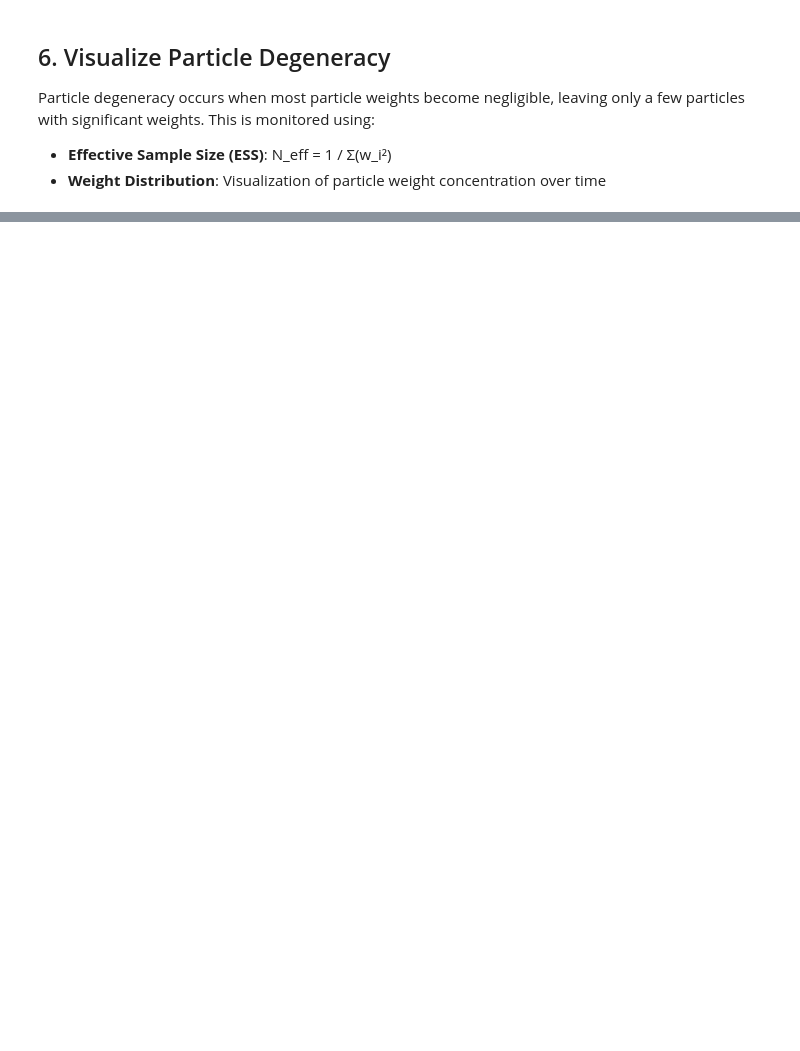
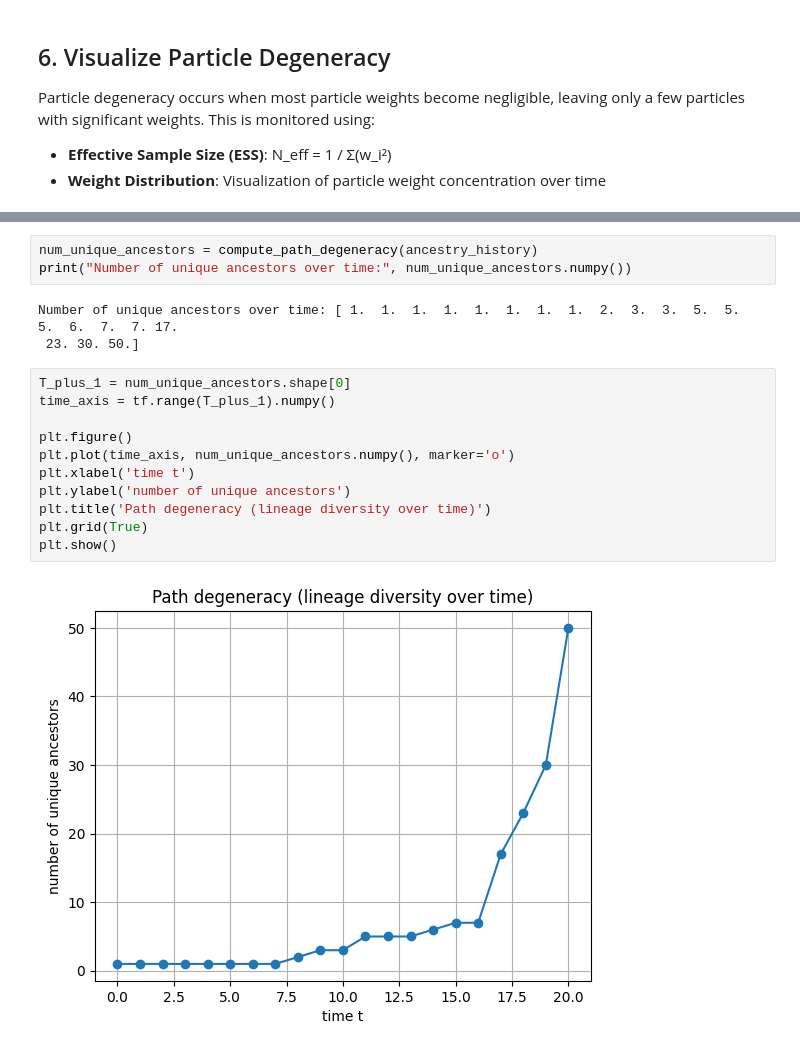
Before and after one commit to ChunchaoPeter/ml_simulation_research, a Jupyter notebook: ekf_ukf_pf/pf_demo.ipynb, the cells around one changed output, grey strips where cells are left out. Drawn from its saved outputs; the diff is of its cells as text; blank space fills up the shorter version.

```diff
--- a/ekf_ukf_pf/pf_demo.ipynb
+++ b/ekf_ukf_pf/pf_demo.ipynb
@@ -280,3 +284,22 @@ import numpy as np
+# %%
+num_unique_ancestors = compute_path_degeneracy(ancestry_history)
+print("Number of unique ancestors over time:", num_unique_ancestors.numpy())
+# %% [output]
+Number of unique ancestors over time: [ 1.  1.  1.  1.  1.  1.  1.  1.  2.  3.  3.  5.  5.  5.  6.  7.  7. 17.
+ 23. 30. 50.]
+# %%
+T_plus_1 = num_unique_ancestors.shape[0]
+time_axis = tf.range(T_plus_1).numpy()
+
+plt.figure()
+plt.plot(time_axis, num_unique_ancestors.numpy(), marker='o')
+plt.xlabel('time t')
+plt.ylabel('number of unique ancestors')
+plt.title('Path degeneracy (lineage diversity over time)')
+plt.grid(True)
+plt.show()
+# %% [output]
+[figure, added]
 # %%
 # Visualize weight distribution at different time steps
 fig, axes = plt.subplots(2, 2, figsize=(14, 10))
```
Also changed, not shown: parts of 10 cells of this notebook.
